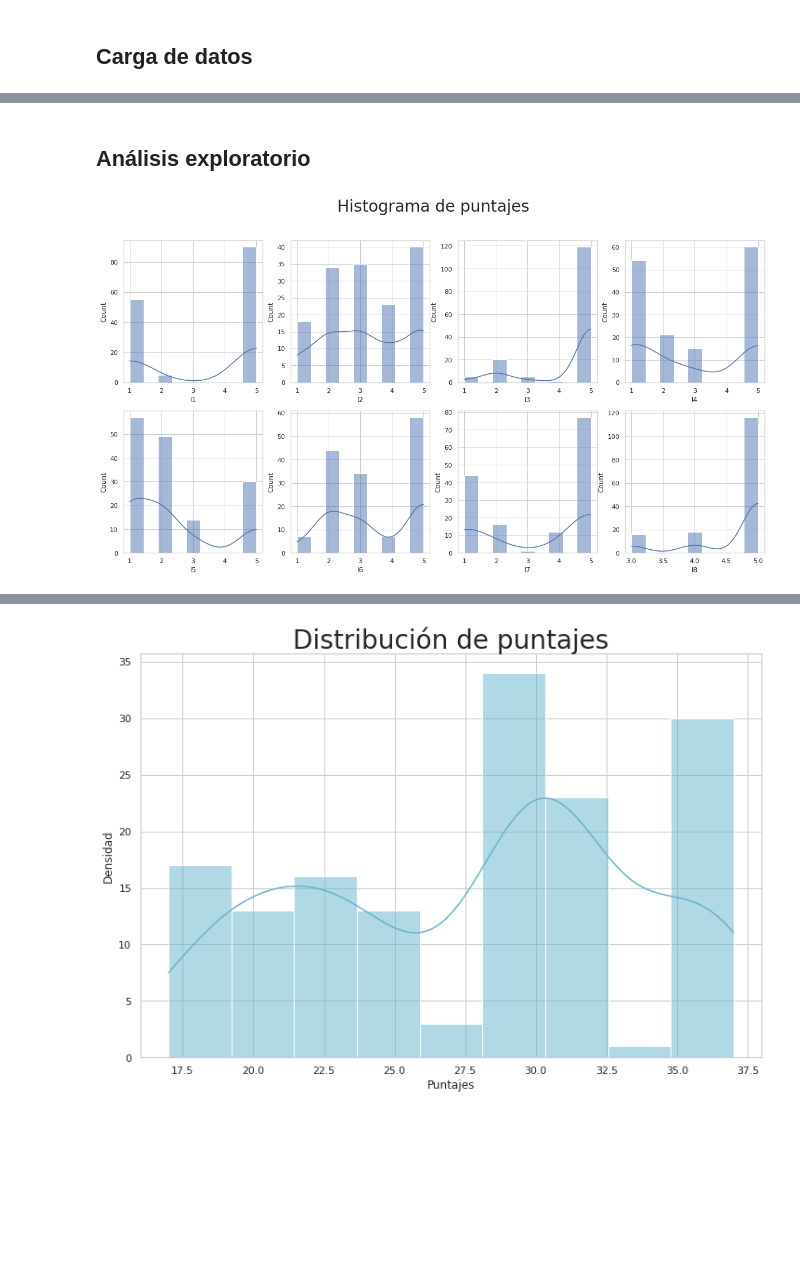
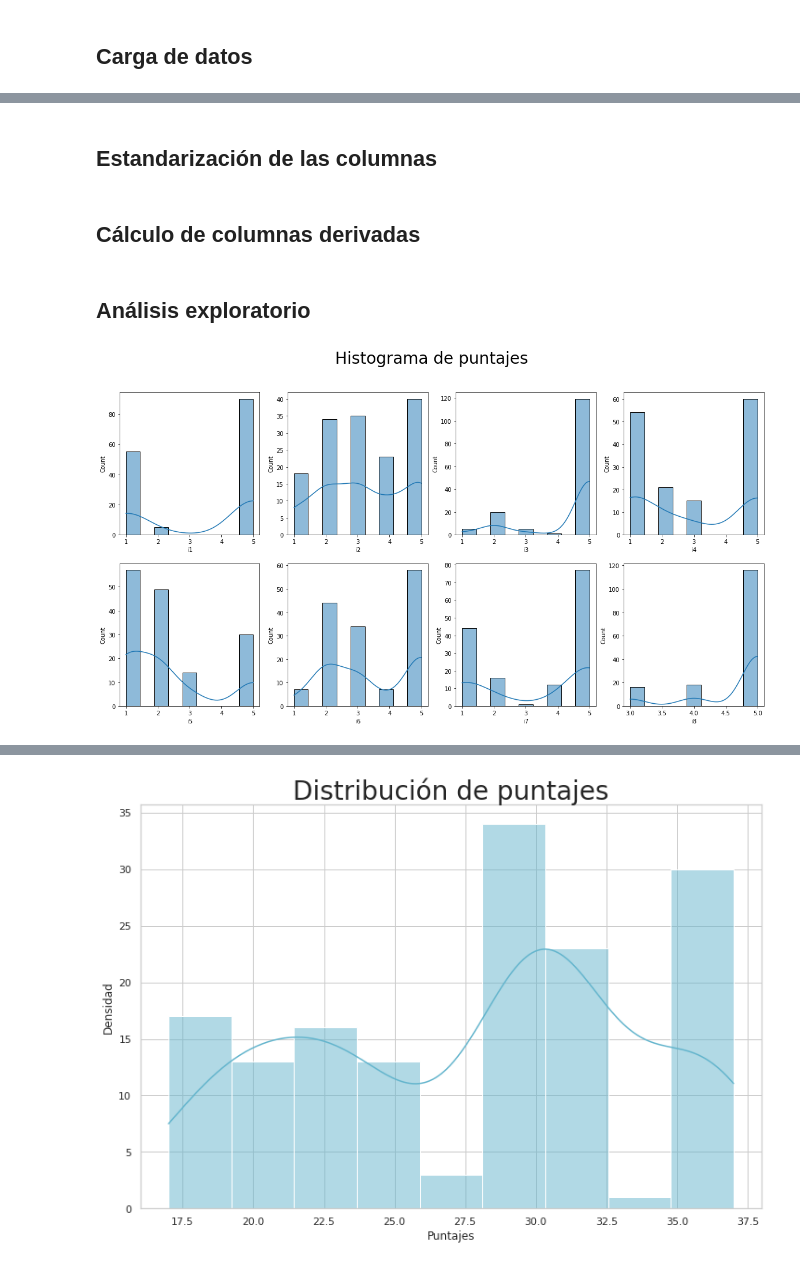
Before and after one commit to jamezahidalgo/PilotoTutoria, a Jupyter notebook: PRY_ModeloTutoria.ipynb, the cells around one changed output, grey strips where cells are left out. Cells and saved outputs as stored; diff of their text form; code cells hidden in the pictures; blank space fills up the shorter version.

```diff
--- a/PRY_ModeloTutoria.ipynb
+++ b/PRY_ModeloTutoria.ipynb
@@ -67,0 +57,5 @@ data_frame.head()
+# %%
+#file_name = "Simulate_Data_01.csv"
+file_name = "Simulation_data.csv"
+data_frame = pd.read_csv(file_name)
+data_frame.head()
@@ -68,16 +69,23 @@ data_frame.head()
+# %% [markdown]
+## Estandarización de las columnas
+# %%
+data_frame.columns = data_frame.columns.str.lower().str.replace(" ", "", regex=False)
+data_frame.columns = data_frame.columns.str.lower().str.replace(".", "_", regex=False)
+# %% [markdown]
+## Cálculo de columnas derivadas
 # %% [markdown]
 ## Análisis exploratorio
 # %%
-lst_feature = ['I1', 'I2', 'I3', 'I4', 'I5', 'I6', 'I7', 'I8']
+lst_feature = ['i1', 'i2', 'i3', 'i4', 'i5', 'i6', 'i7', 'i8']
 fig, ax = plt.subplots(2, 4, figsize=(20, 10))
 fig.suptitle("Histograma de puntajes", fontsize=28)
 row, col = 0, 0
 for feature in lst_feature:
   sns.histplot(data_frame[feature], ax=ax[row][col], kde=True)
   col += 1
   row += 0 if col < 4 else 1
   col = 0 if col > 3 else col
 plt.show()
 # %% [output]
-[figure, old version]
+[figure, new version]
 # %%
```
Also changed, not shown: parts of 48 cells of this notebook, 8 other files.
